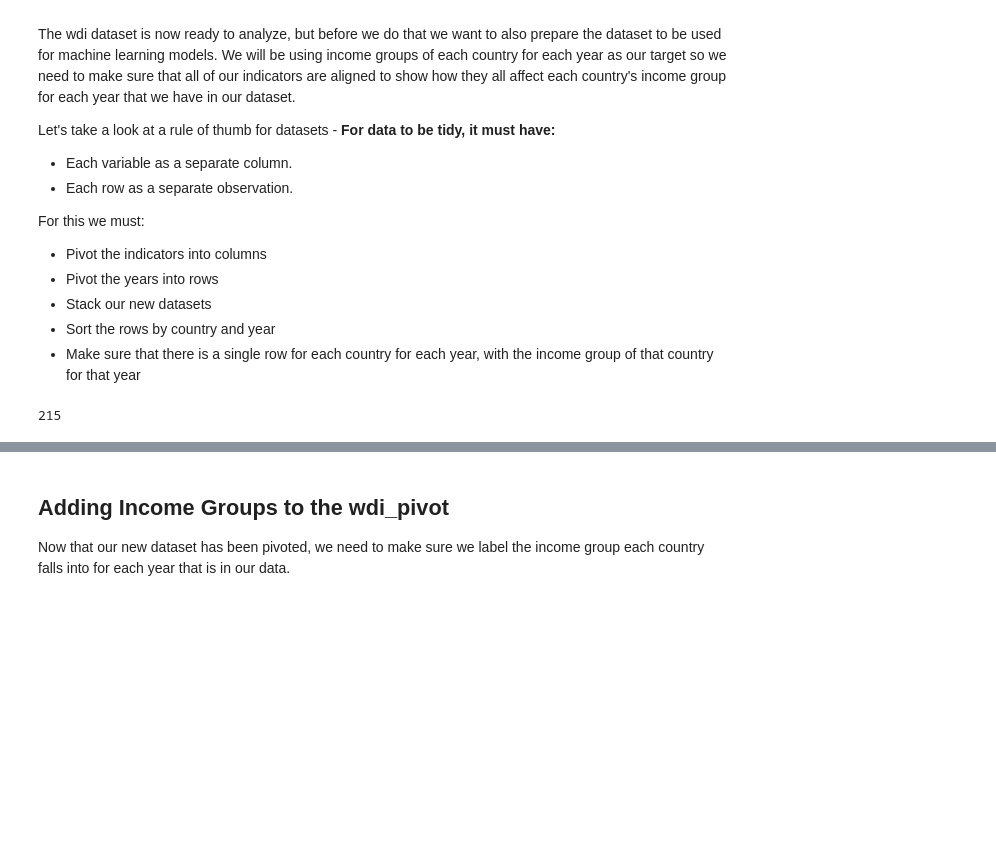
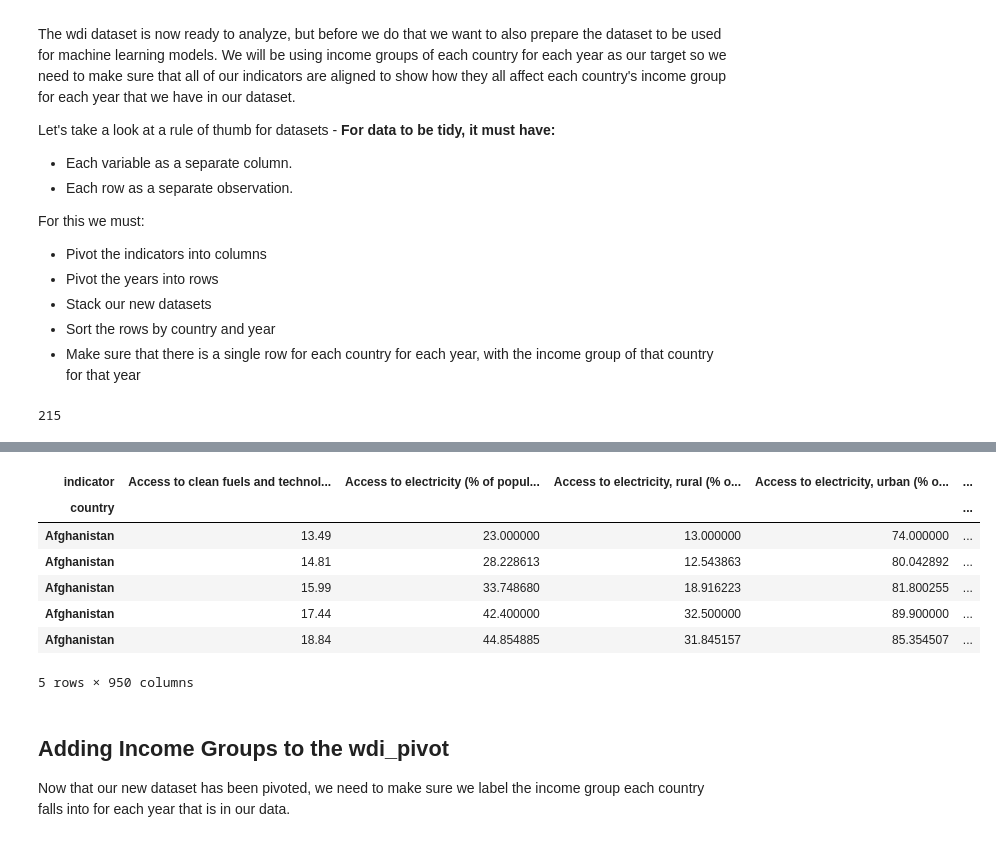
Before and after one commit to dametreusv/world_development_indicators, a Jupyter notebook: WDI_wrangle.ipynb, the cells around one changed output, grey strips where cells are left out. Drawn from its saved outputs; the diff is of its cells as text; code cells hidden in the pictures; blank space fills up the shorter version.

```diff
--- a/WDI_wrangle.ipynb
+++ b/WDI_wrangle.ipynb
@@ -738,3 +621,32 @@ wdi_pivot.head(15)
+# %%
+# Pivot the indicator columns
+# Single row for each country for each year, income category can change from year to year.
+# Copy the original wdi dataset since we will be manipulating this new one
+pivots = []
+pivot = {}
+for i in range(12):
+    added = i + 2005
+    pivot[i] = wdi.pivot(index='country', columns='indicator', values= '{}'.format(added)).copy()
+    pivot[i]['year'] = 2005 + i
+    pivots.append(pivot[i])
+
+
+# Merge pivots into a new dataframe
+wdi_pivot = pd.concat(pivots, axis=0)
+
+# Sort dataframe by country, then year
+wdi_pivot = wdi_pivot.sort_values(['country', 'year'], ascending=[1,1])
+
+wdi_pivot.head()
+# %% [output]
+| indicator | Access to clean fuels and technol... | Access to electricity (% of popul... | Access to electricity, rural (% o... | Access to electricity, urban (% o... | ... |
+| country |  |  |  |  | ... |
+| Afghanistan | 13.49 | 23.000000 | 13.000000 | 74.000000 | ... |
+| Afghanistan | 14.81 | 28.228613 | 12.543863 | 80.042892 | ... |
+| Afghanistan | 15.99 | 33.748680 | 18.916223 | 81.800255 | ... |
+| Afghanistan | 17.44 | 42.400000 | 32.500000 | 89.900000 | ... |
+| Afghanistan | 18.84 | 44.854885 | 31.845157 | 85.354507 | ... |
+5 rows × 950 columns
 # %% [markdown]
 ## Adding Income Groups to the wdi_pivot
 Now that our new dataset has been pivoted, we need to make sure we label the income group each country falls into for each year that is in our data.
```
Also changed, not shown: parts of 19 cells of this notebook.
